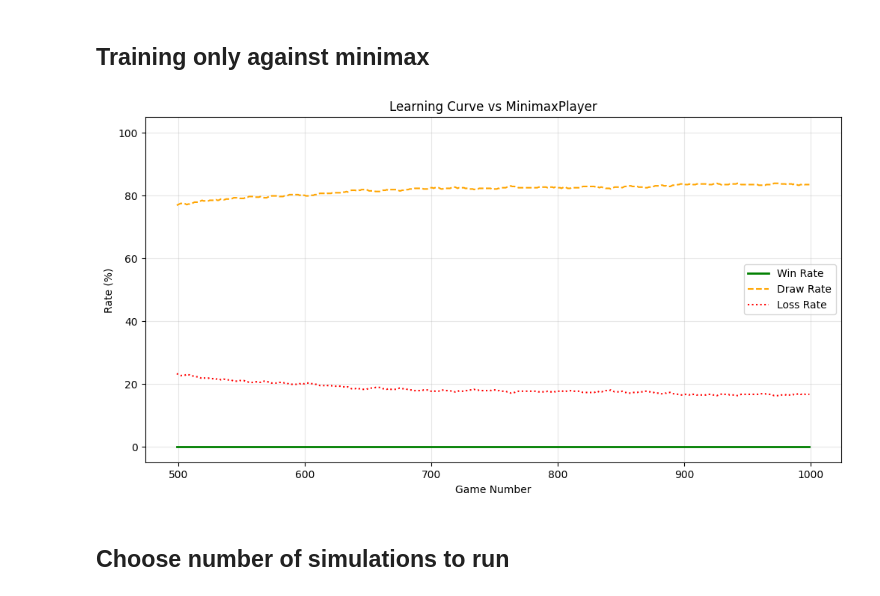
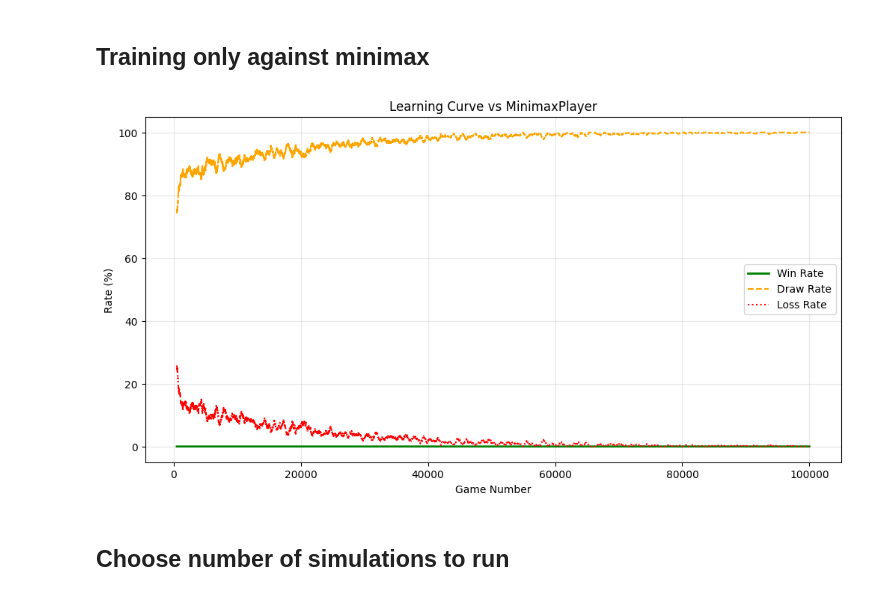
Before and after one commit to Mossberg1/Tic-Tac-Toe, a Jupyter notebook: nb.ipynb, the cells around one changed output. Drawn from its saved outputs; the diff is of its cells as text; code cells hidden in the pictures.

```diff
--- a/nb.ipynb
+++ b/nb.ipynb
@@ -41,11 +41,11 @@ trainer.plot()
 # %%
 agent_trained_against_minimax = QLearnPlayer(Symbol.X)
 
 trainer = QLearnTrainer()
-trainer.train(agent_trained_against_minimax, MinimaxPlayer(Symbol.O), 10000, 'models/model_against_only_minimax.pkl')
+trainer.train(agent_trained_against_minimax, MinimaxPlayer(Symbol.O), 100000, 'models/model_against_only_minimax.pkl')
 trainer.plot()
 # %% [output]
-[figure, old version]
+[figure, new version]
 # %% [markdown]
 ## Choose number of simulations to run
 # %%
```
Also changed, not shown: parts of 2 cells of this notebook, 5 other files.
